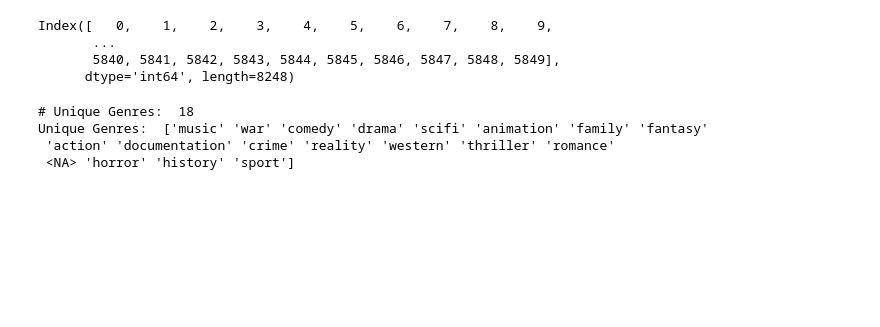
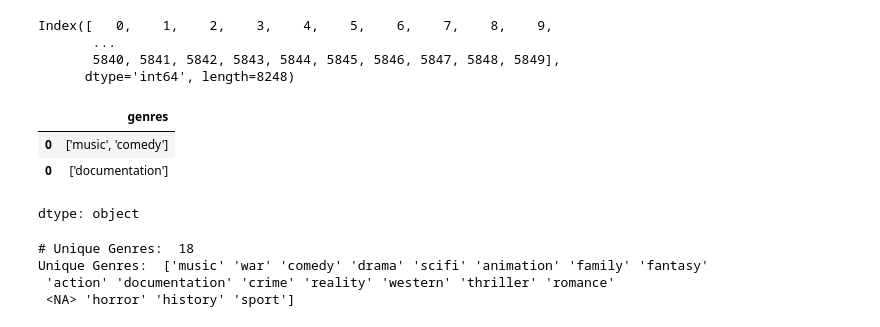
Before and after one commit to cacress/CSC442, a Jupyter notebook: Data_Cleaning.ipynb, the cells around one changed output. Saved outputs shown, nothing was run; the diff lists cells and outputs as text; code cells hidden in the pictures; blank space fills up the shorter version.

```diff
--- a/Data_Cleaning.ipynb
+++ b/Data_Cleaning.ipynb
@@ -19,4 +57,15 @@ Index([   0,    1,    2,    3,    4,    5,    6,    7,    8,    9,
        ...
        5840, 5841, 5842, 5843, 5844, 5845, 5846, 5847, 5848, 5849],
       dtype='int64', length=8248)
+# %%
+# Example of a value in the genres column with multiple words
+combined_df['genres'][0]
+
+# For the row with 'music' and 'comedy', we want to extract the first word 'music'
+# and replace the entire value of this row's genres variable with 'music'
+# %% [output]
+|  | genres |
+| 0 | ['music', 'comedy'] |
+| 0 | ['documentation'] |
+dtype: object
 # %%
```
Also changed, not shown: parts of 15 cells of this notebook.
